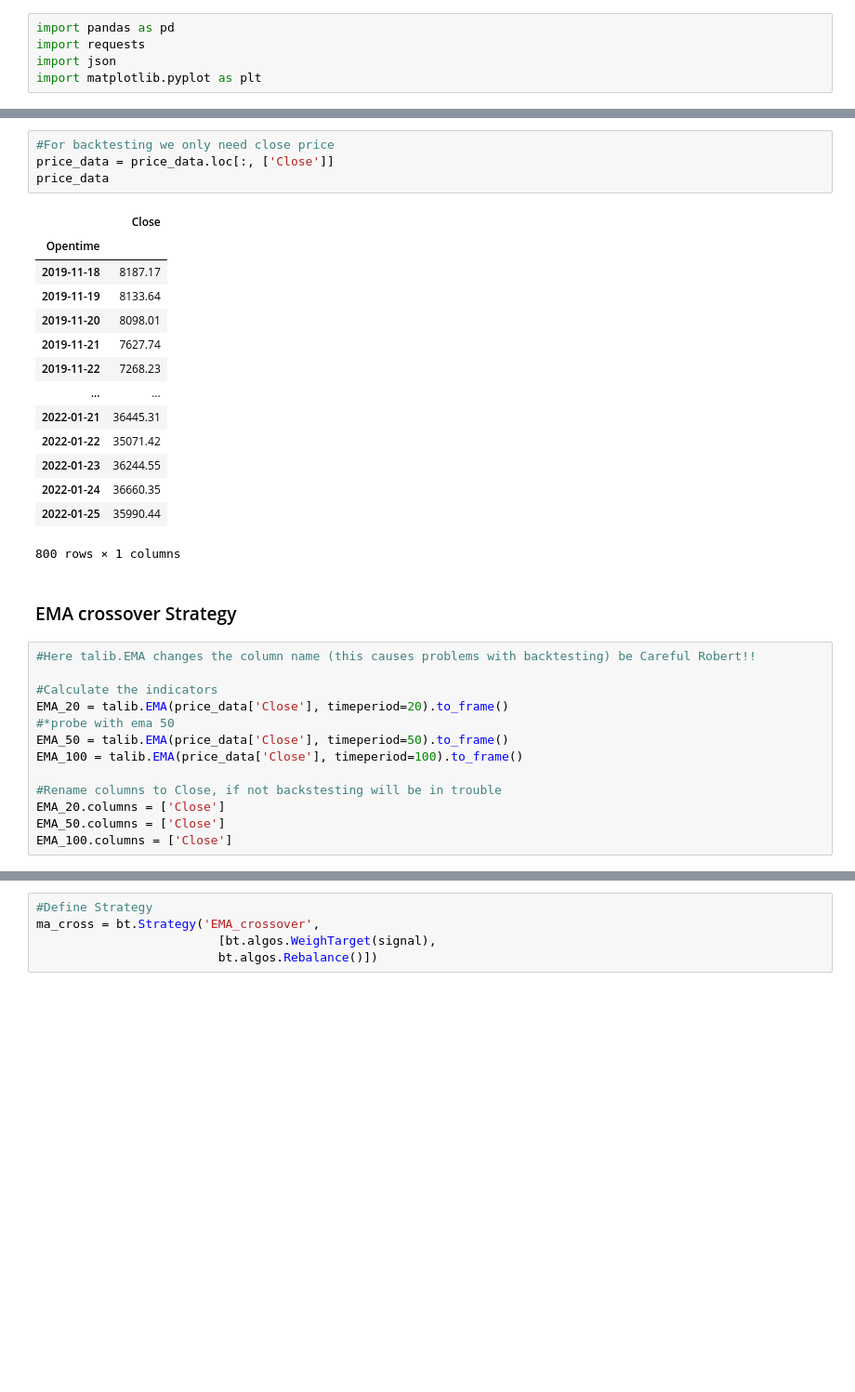
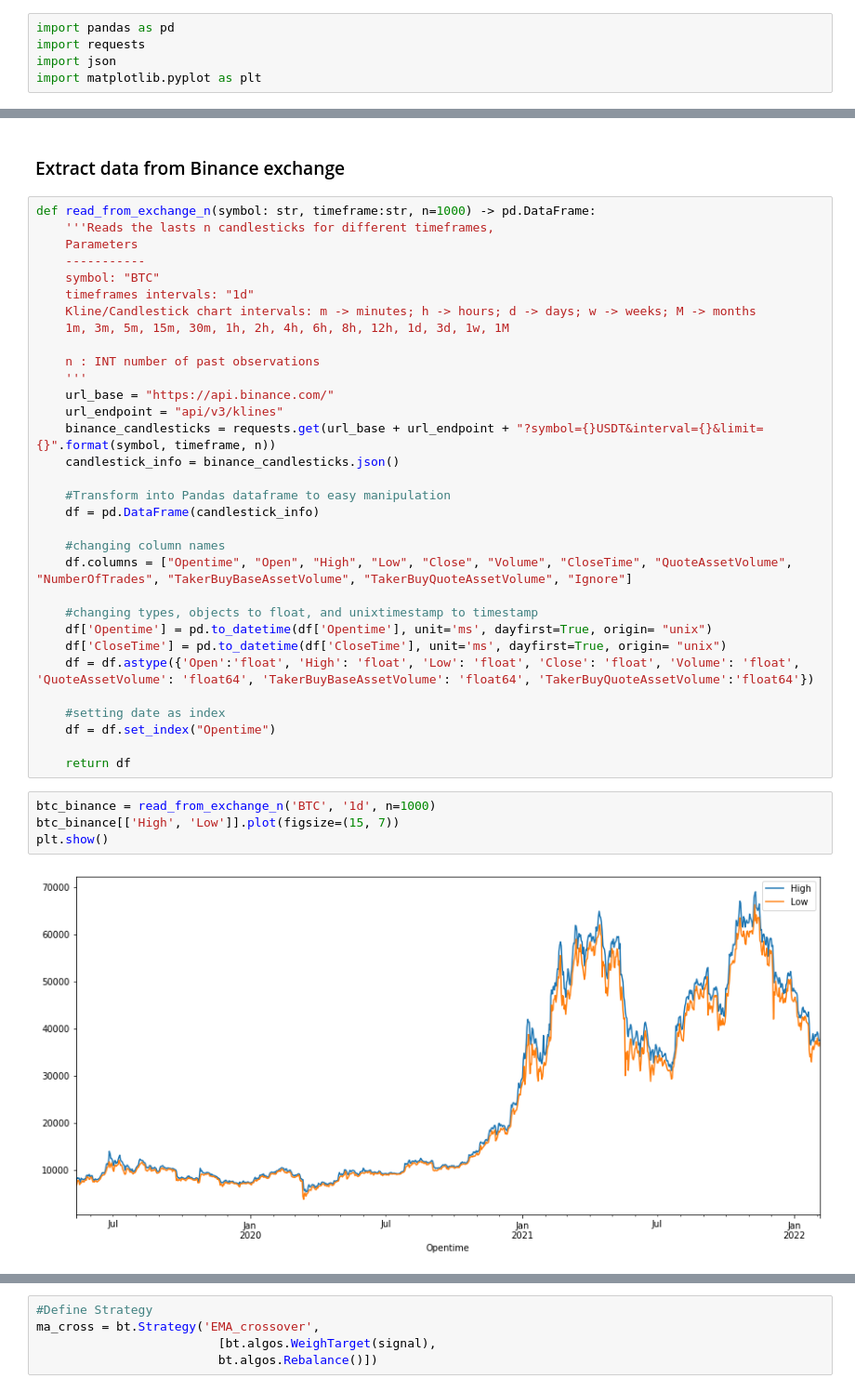
Before and after one commit to gap689/crypto-data-analysis, a Jupyter notebook: tradingmachinelearning/Backtesting.ipynb, the cells around one changed output, grey strips where cells are left out. Shown at 93% size. Cells and saved outputs as stored; diff of their text form; blank space fills up the shorter version.

```diff
--- a/tradingmachinelearning/Backtesting.ipynb
+++ b/tradingmachinelearning/Backtesting.ipynb
@@ -173,34 +16,40 @@ price_data.head()
-# %%
-#For backtesting we only need close price
-price_data = price_data.loc[:, ['Close']]
-price_data
-# %% [output]
-|  | Close |
-| Opentime |  |
-| 2019-11-18 | 8187.17 |
-| 2019-11-19 | 8133.64 |
-| 2019-11-20 | 8098.01 |
-| 2019-11-21 | 7627.74 |
-| 2019-11-22 | 7268.23 |
-| ... | ... |
-| 2022-01-21 | 36445.31 |
-| 2022-01-22 | 35071.42 |
-| 2022-01-23 | 36244.55 |
-| 2022-01-24 | 36660.35 |
-| 2022-01-25 | 35990.44 |
-800 rows × 1 columns
-# %% [markdown]
-### EMA crossover Strategy
-# %%
-#Here talib.EMA changes the column name (this causes problems with backtesting) be Careful Robert!!
-
-#Calculate the indicators
-EMA_20 = talib.EMA(price_data['Close'], timeperiod=20).to_frame()
-#*probe with ema 50
-EMA_50 = talib.EMA(price_data['Close'], timeperiod=50).to_frame()
-EMA_100 = talib.EMA(price_data['Close'], timeperiod=100).to_frame()
-
-#Rename columns to Close, if not backstesting will be in trouble
-EMA_20.columns = ['Close']
-EMA_50.columns = ['Close']
-EMA_100.columns = ['Close']
+# %% [markdown]
+### Extract data from Binance exchange
+# %%
+def read_from_exchange_n(symbol: str, timeframe:str, n=1000) -> pd.DataFrame:
+    '''Reads the lasts n candlesticks for different timeframes,
+    Parameters
+    -----------
+    symbol: "BTC"
+    timeframes intervals: "1d"
+    Kline/Candlestick chart intervals: m -> minutes; h -> hours; d -> days; w -> weeks; M -> months
+    1m, 3m, 5m, 15m, 30m, 1h, 2h, 4h, 6h, 8h, 12h, 1d, 3d, 1w, 1M
+
+    n : INT number of past observations
+    '''
+    url_base = "https://api.binance.com/"
+    url_endpoint = "api/v3/klines"
+    binance_candlesticks = requests.get(url_base + url_endpoint + "?symbol={}USDT&interval={}&limit={}".format(symbol, timeframe, n))
+    candlestick_info = binance_candlesticks.json()
+
+    #Transform into Pandas dataframe to easy manipulation
+    df = pd.DataFrame(candlestick_info)
+
+    #changing column names
+    df.columns = ["Opentime", "Open", "High", "Low", "Close", "Volume", "CloseTime", "QuoteAssetVolume", "NumberOfTrades", "TakerBuyBaseAssetVolume", "TakerBuyQuoteAssetVolume", "Ignore"]
+
+    #changing types, objects to float, and unixtimestamp to timestamp
+    df['Opentime'] = pd.to_datetime(df['Opentime'], unit='ms', dayfirst=True, origin= "unix")
+    df['CloseTime'] = pd.to_datetime(df['CloseTime'], unit='ms', dayfirst=True, origin= "unix")
+    df = df.astype({'Open':'float', 'High': 'float', 'Low': 'float', 'Close': 'float', 'Volume': 'float', 'QuoteAssetVolume': 'float64', 'TakerBuyBaseAssetVolume': 'float64', 'TakerBuyQuoteAssetVolume':'float64'})
+
+    #setting date as index
+    df = df.set_index("Opentime")
+
+    return df
+# %%
+btc_binance = read_from_exchange_n('BTC', '1d', n=1000)
+btc_binance[['High', 'Low']].plot(figsize=(15, 7))
+plt.show()
+# %% [output]
+[figure, added]
```
Also changed, not shown: parts of 83 cells of this notebook.
